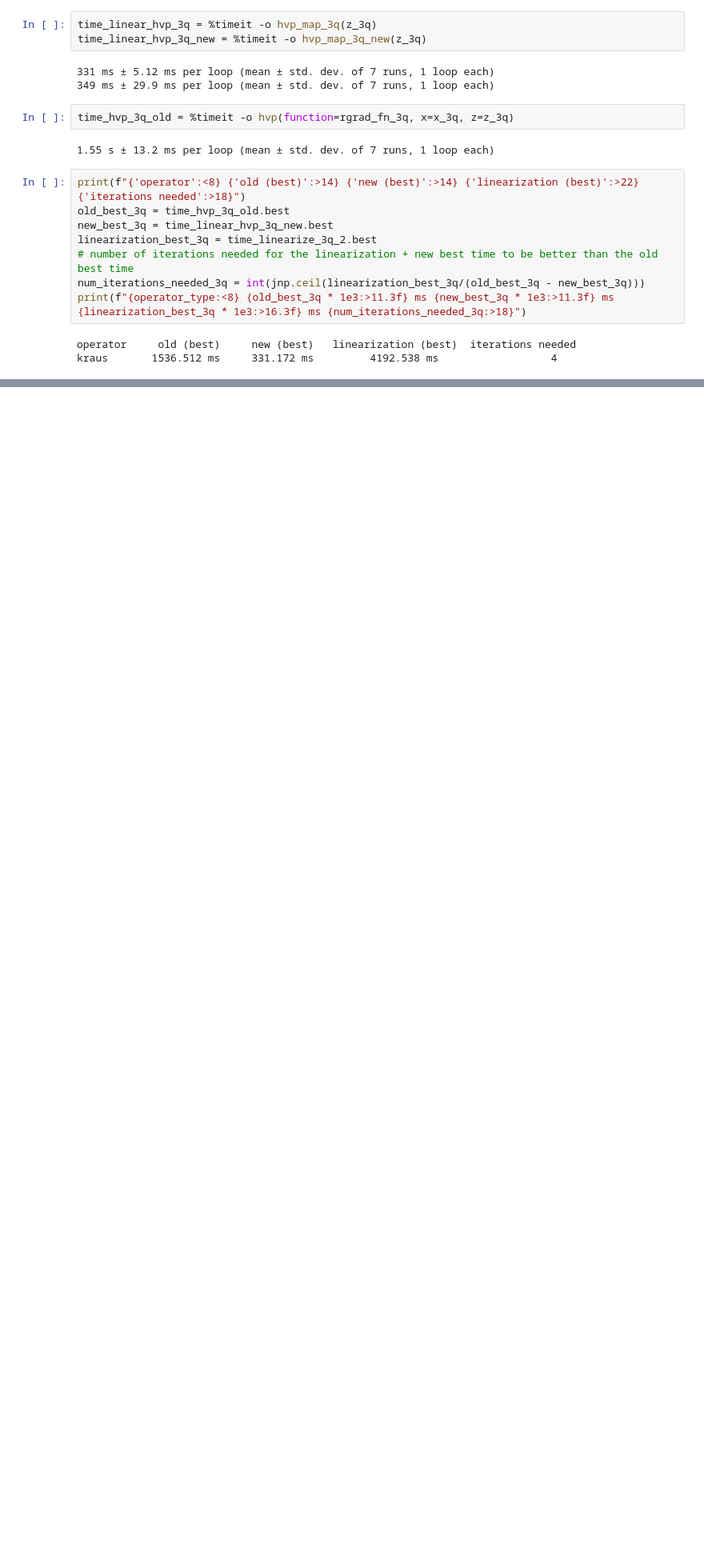
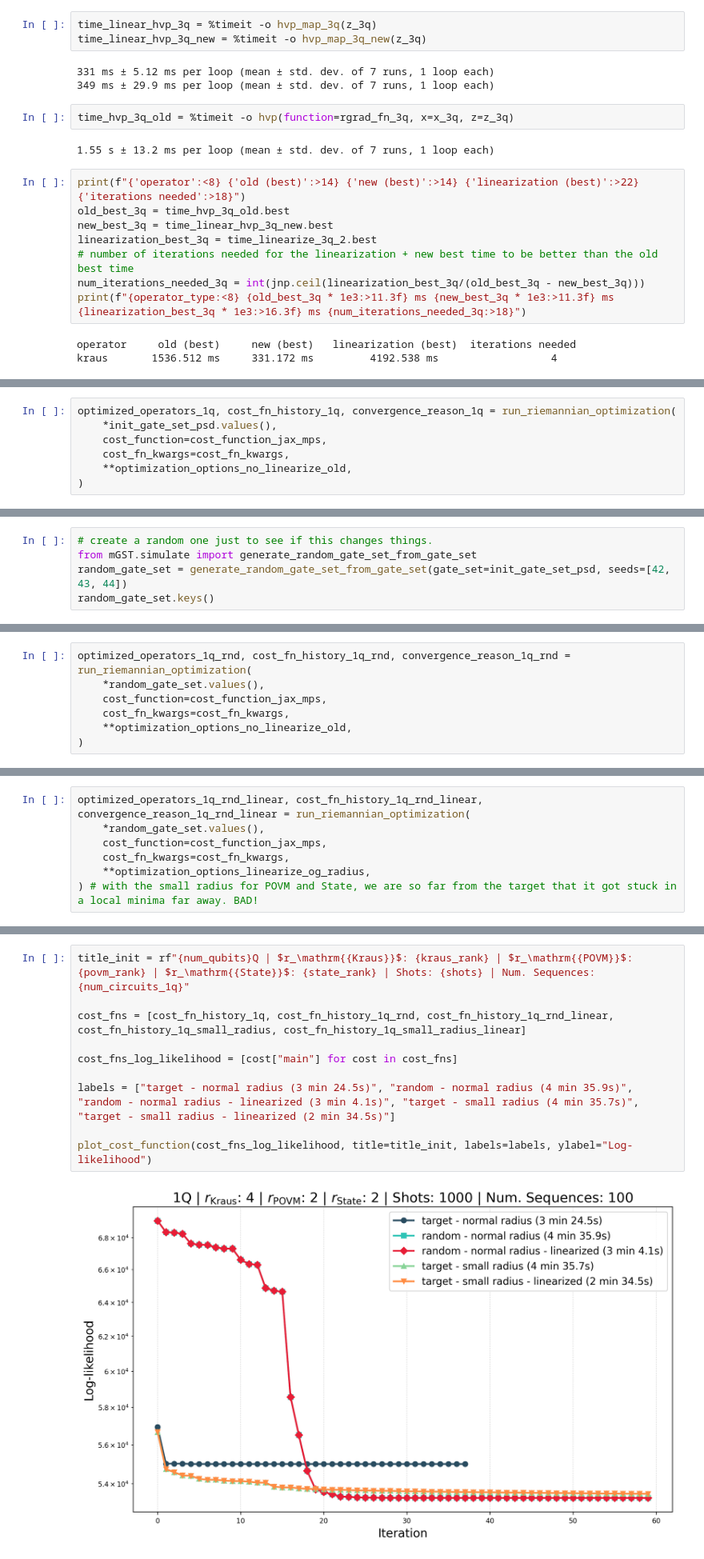
Before and after one commit to EmilianoG-byte/iqm-benchmarks, a Jupyter notebook: playground/time_complexity/linearization.ipynb, the cells around one changed output, grey strips where cells are left out. Shown at 80% size. Saved outputs shown, nothing was run; the diff lists cells and outputs as text; blank space fills up the shorter version.

Commit message:
add option for the trust region optimization to use the linearized version of the HVP
tested this thoroughly for 1Q and determined it indeed helps when used on the KRAUS operator

```diff
--- a/playground/time_complexity/linearization.ipynb
+++ b/playground/time_complexity/linearization.ipynb
@@ -344,0 +662,7 @@ kraus       1536.512 ms     331.172 ms         4192.538 ms                  4
+# %%
+optimized_operators_1q, cost_fn_history_1q, convergence_reason_1q = run_riemannian_optimization(
+    *init_gate_set_psd.values(),
+    cost_function=cost_function_jax_mps,
+    cost_fn_kwargs=cost_fn_kwargs,
+    **optimization_options_no_linearize_old,
+)
@@ -344,0 +687,5 @@ kraus       1536.512 ms     331.172 ms         4192.538 ms                  4
+# %%
+# create a random one just to see if this changes things.
+from mGST.simulate import generate_random_gate_set_from_gate_set
+random_gate_set = generate_random_gate_set_from_gate_set(gate_set=init_gate_set_psd, seeds=[42, 43, 44])
+random_gate_set.keys()
@@ -344,0 +694,7 @@ kraus       1536.512 ms     331.172 ms         4192.538 ms                  4
+# %%
+optimized_operators_1q_rnd, cost_fn_history_1q_rnd, convergence_reason_1q_rnd = run_riemannian_optimization(
+    *random_gate_set.values(),
+    cost_function=cost_function_jax_mps,
+    cost_fn_kwargs=cost_fn_kwargs,
+    **optimization_options_no_linearize_old,
+)
@@ -344,0 +719,7 @@ kraus       1536.512 ms     331.172 ms         4192.538 ms                  4
+# %%
+optimized_operators_1q_rnd_linear, cost_fn_history_1q_rnd_linear, convergence_reason_1q_rnd_linear = run_riemannian_optimization(
+    *random_gate_set.values(),
+    cost_function=cost_function_jax_mps,
+    cost_fn_kwargs=cost_fn_kwargs,
+    **optimization_options_linearize_og_radius,
+) # with the small radius for POVM and State, we are so far from the target that it got stuck in a local minima far away. BAD!
@@ -344,0 +744,12 @@ kraus       1536.512 ms     331.172 ms         4192.538 ms                  4
+# %%
+title_init = rf"{num_qubits}Q | $r_\mathrm{{Kraus}}$: {kraus_rank} | $r_\mathrm{{POVM}}$: {povm_rank} | $r_\mathrm{{State}}$: {state_rank} | Shots: {shots} | Num. Sequences: {num_circuits_1q}"
+
+cost_fns = [cost_fn_history_1q, cost_fn_history_1q_rnd, cost_fn_history_1q_rnd_linear, cost_fn_history_1q_small_radius, cost_fn_history_1q_small_radius_linear]
+
+cost_fns_log_likelihood = [cost["main"] for cost in cost_fns]
+
+labels = ["target - normal radius (3 min 24.5s)", "random - normal radius (4 min 35.9s)", "random - normal radius - linearized (3 min 4.1s)", "target - small radius (4 min 35.7s)", "target - small radius - linearized (2 min 34.5s)"]
+
+plot_cost_function(cost_fns_log_likelihood, title=title_init, labels=labels, ylabel="Log-likelihood")
+# %% [output]
+[figure, added]
```
Also changed, not shown: parts of 28 cells of this notebook, 3 other files.
